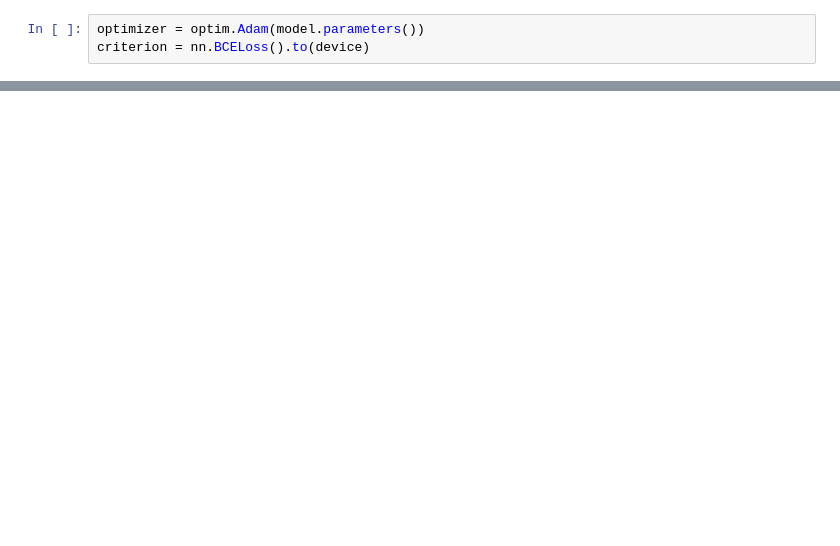
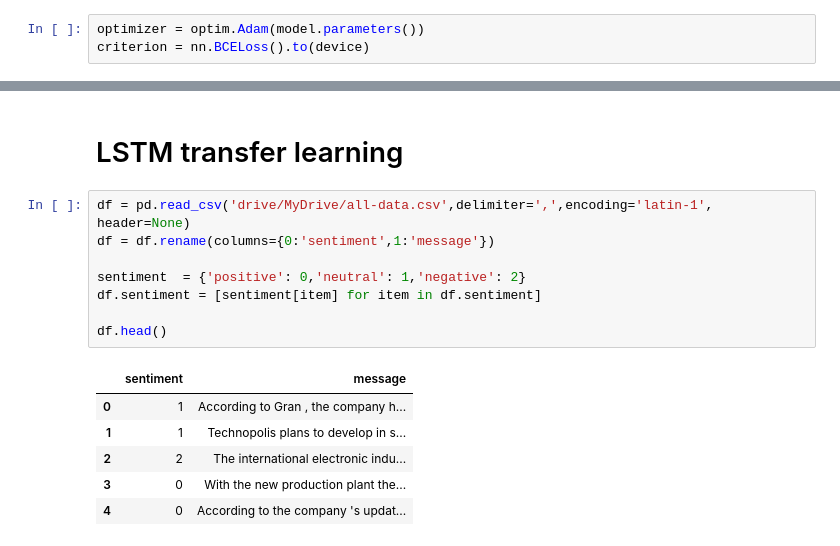
Before and after one commit to omier/NLP-final-project, a Jupyter notebook: NLP_Final_Project.ipynb, the cells around one changed output, grey strips where cells are left out. Cells and saved outputs as stored; diff of their text form; blank space fills up the shorter version.

Commit message:
LSTM transfer learning, ngram, plots
Co-Authored-By: Omer Zamir <zamir98@gmail.com>
Co-Authored-By: omrishtam <omrishtam@gmail.com>

```diff
--- a/NLP_Final_Project.ipynb
+++ b/NLP_Final_Project.ipynb
@@ -866,0 +675,17 @@ eval_model(LSTM_model, loss_fn, sets=['test'])
+# %% [markdown]
+# LSTM transfer learning
+# %%
+df = pd.read_csv('drive/MyDrive/all-data.csv',delimiter=',',encoding='latin-1', header=None)
+df = df.rename(columns={0:'sentiment',1:'message'})
+
+sentiment  = {'positive': 0,'neutral': 1,'negative': 2}
+df.sentiment = [sentiment[item] for item in df.sentiment]
+
+df.head()
+# %% [output]
+|  | sentiment | message |
+| 0 | 1 | According to Gran , the company h... |
+| 1 | 1 | Technopolis plans to develop in s... |
+| 2 | 2 | The international electronic indu... |
+| 3 | 0 | With the new production plant the... |
+| 4 | 0 | According to the company 's updat... |
```
Also changed, not shown: parts of 117 cells of this notebook.
